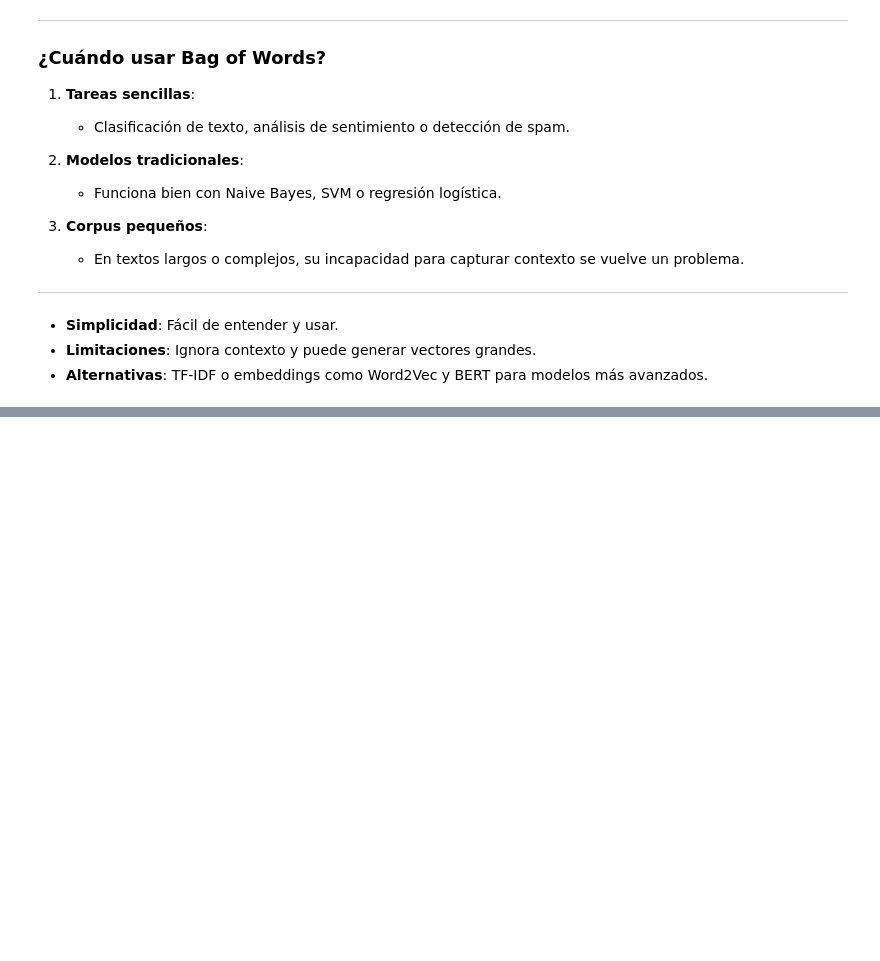
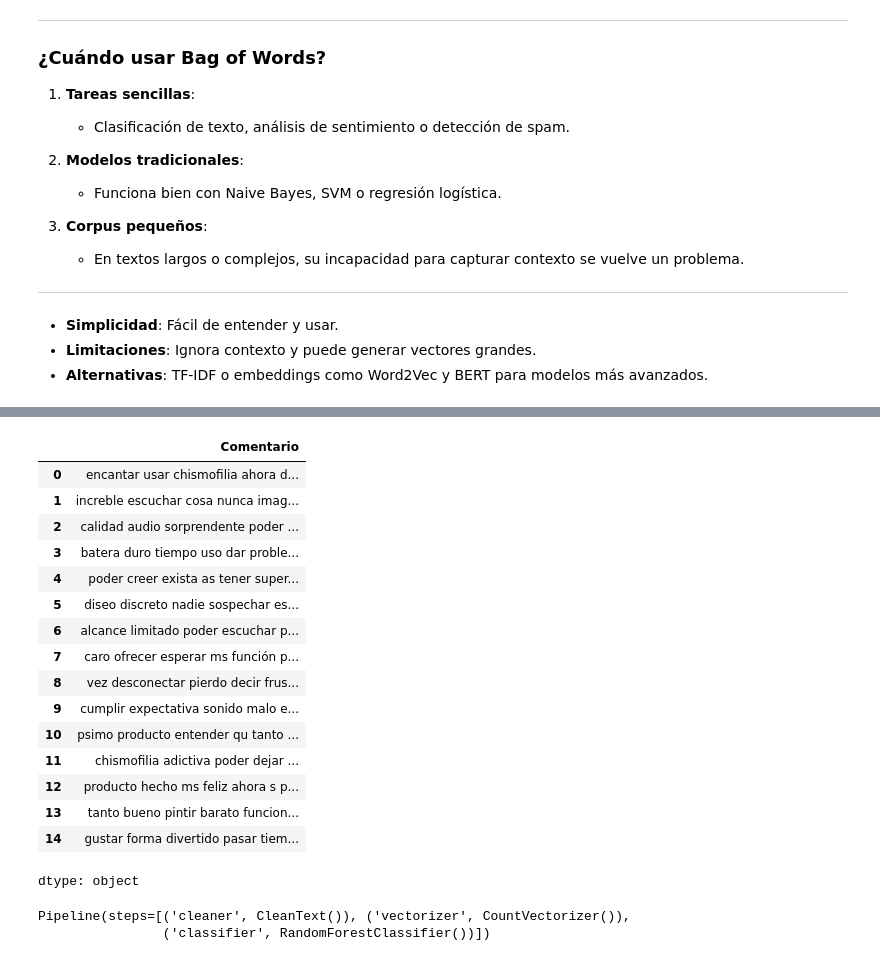
Before and after one commit to Izainea/nlp_ean, a Jupyter notebook: Cuadernos/Auxiliares/1_1_Preprocesamiento_Texto_MPP.ipynb, the cells around one changed output, grey strips where cells are left out. Cells and saved outputs as stored; diff of their text form; code cells hidden in the pictures; blank space fills up the shorter version.

Commit message:
[16-11]  Pipeline

```diff
--- a/Cuadernos/Auxiliares/1_1_Preprocesamiento_Texto_MPP.ipynb
+++ b/Cuadernos/Auxiliares/1_1_Preprocesamiento_Texto_MPP.ipynb
@@ -884,0 +1010,59 @@ En este notebook, se presentaron los pasos más comunes en el preprocesamiento d
+# %%
+from sklearn.base import BaseEstimator, TransformerMixin
+
+class CleanText(BaseEstimator, TransformerMixin):
+  def __init__(self):
+    pass
+
+  def fit(self, X, y=None):
+    return self
+
+  def clean_text(self,text):
+    # Normalización
+    text = text.lower()
+
+    # regex clean
+    text = re.sub(r'[^a-zA-Z0-9\s]', '', text)
+
+    # Tokenización
+    tokens = word_tokenize(text)
+
+    # Stop words
+    stopwords_esp = stopwords.words('spanish')
+    tokens = [token for token in tokens if token not in stopwords_esp]
+
+    ## Lemmatize
+
+    nlp=spacy.load("es_core_news_sm")
+    doc = nlp(' '.join(tokens))
+    tokens = [token.lemma_ for token in doc]
+
+    return ' '.join(tokens)
+
+  def transform(self, X, y=None):
+    return X.apply(self.clean_text)
+
+  def fit_transform(self, X, y=None):
+    return self.transform(X)
+
+cleaner=CleanText()
+
+cleaner.fit_transform(Corpus_DF['Comentario'])
+# %% [output]
+|  | Comentario |
+| 0 | encantar usar chismofilia ahora d... |
+| 1 | increble escuchar cosa nunca imag... |
+| 2 | calidad audio sorprendente poder ... |
+| 3 | batera duro tiempo uso dar proble... |
+| 4 | poder creer exista as tener super... |
+| 5 | diseo discreto nadie sospechar es... |
+| 6 | alcance limitado poder escuchar p... |
+| 7 | caro ofrecer esperar ms función p... |
+| 8 | vez desconectar pierdo decir frus... |
+| 9 | cumplir expectativa sonido malo e... |
+| 10 | psimo producto entender qu tanto ... |
+| 11 | chismofilia adictiva poder dejar ... |
+| 12 | producto hecho ms feliz ahora s p... |
+| 13 | tanto bueno pintir barato funcion... |
+| 14 | gustar forma divertido pasar tiem... |
+dtype: object
@@ -884,0 +1078,5 @@ En este notebook, se presentaron los pasos más comunes en el preprocesamiento d
+# %%
+pipeline.fit(Corpus_DF['Comentario'], Corpus_DF['Sentimiento']=='Positivo')
+# %% [output]
+Pipeline(steps=[('cleaner', CleanText()), ('vectorizer', CountVectorizer()),
+                ('classifier', RandomForestClassifier())])
```
Also changed, not shown: parts of 20 cells of this notebook, 1 other file.
